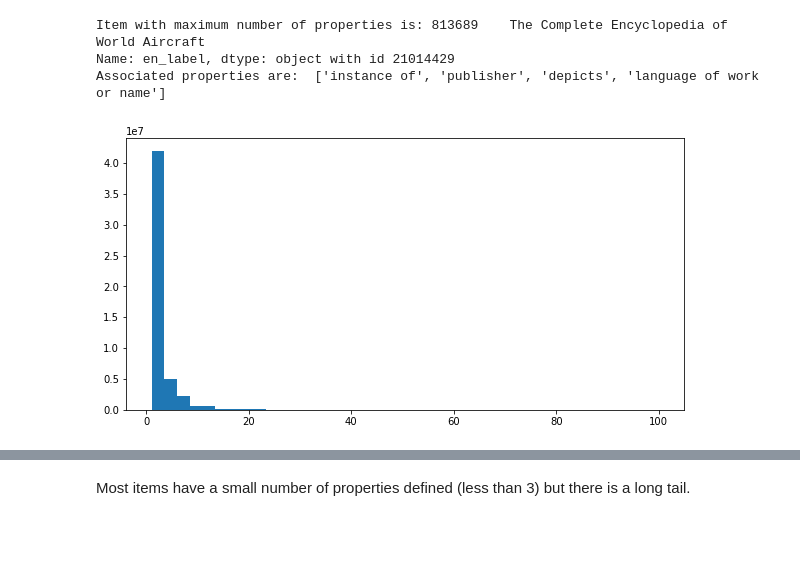
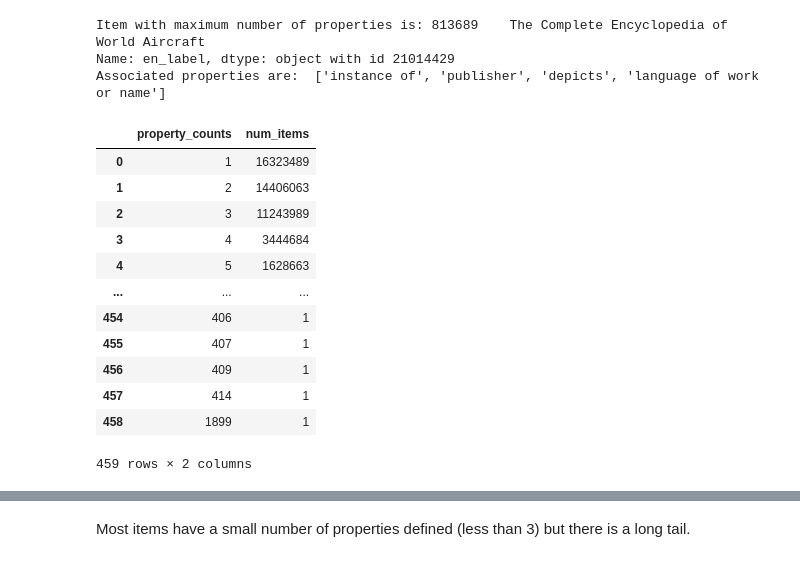
Before and after one commit to TheDigitalFrontier/entity-disambiguation, a Jupyter notebook: EDA/KDWD_EDA.ipynb, the cells around one changed output, grey strips where cells are left out. Drawn from its saved outputs; the diff is of its cells as text; code cells hidden in the pictures; blank space fills up the shorter version.

```diff
--- a/EDA/KDWD_EDA.ipynb
+++ b/EDA/KDWD_EDA.ipynb
@@ -246,11 +284,20 @@ print('Associated properties are: ', properties)
 Item with maximum number of properties is: 813689    The Complete Encyclopedia of World Aircraft
 Name: en_label, dtype: object with id 21014429
 Associated properties are:  ['instance of', 'publisher', 'depicts', 'language of work or name']
-# %%
-property_counts_per_item_filtered = property_counts_per_item[property_counts_per_item['property_counts'] <= 100]
-
-fig, ax = plt.subplots(1, 1, figsize=(10, 5))
-ax.hist(property_counts_per_item_filtered['property_counts'], bins=40)
-plt.show()
-# %% [output]
-[figure, removed]
+# %%
+num_items_by_property_counts = pd.DataFrame(property_counts_per_item['property_counts'].value_counts()).reset_index().rename(columns={"index": "property_counts", "property_counts": "num_items"})
+num_items_by_property_counts
+# %% [output]
+|  | property_counts | num_items |
+| 0 | 1 | 16323489 |
+| 1 | 2 | 14406063 |
+| 2 | 3 | 11243989 |
+| 3 | 4 | 3444684 |
+| 4 | 5 | 1628663 |
+| ... | ... | ... |
+| 454 | 406 | 1 |
+| 455 | 407 | 1 |
+| 456 | 409 | 1 |
+| 457 | 414 | 1 |
+| 458 | 1899 | 1 |
+459 rows × 2 columns
```
Also changed, not shown: parts of 19 cells of this notebook, 1 other file.
